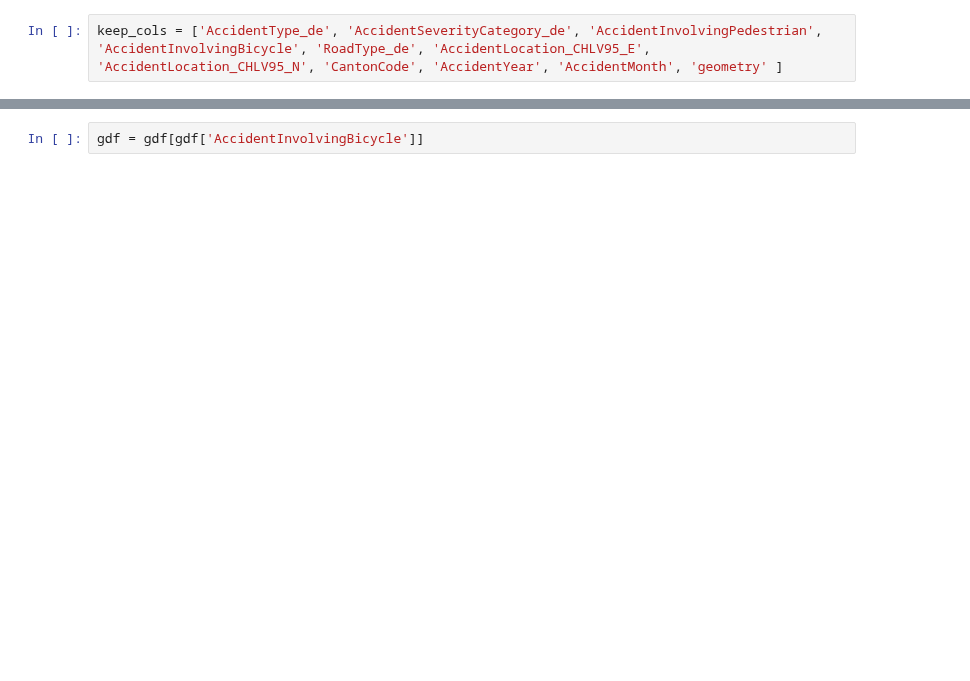
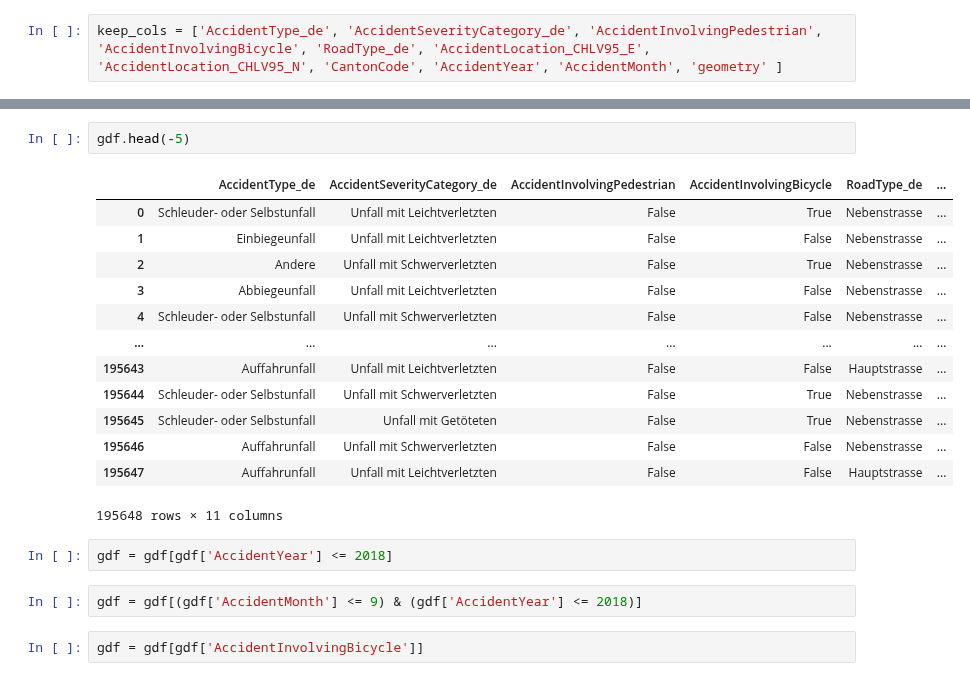
Before and after one commit to teefaxx/projekt-gis-karto, a Jupyter notebook: src/accidents/data_test.ipynb, the cells around one changed output, grey strips where cells are left out. Cells and saved outputs as stored; diff of their text form; blank space fills up the shorter version.

```diff
--- a/src/accidents/data_test.ipynb
+++ b/src/accidents/data_test.ipynb
@@ -46,3 +36,23 @@ gdf['AccidentInvolvingBicycle'] = gdf['AccidentInvolvingBicycle'].astype(bool)
+# %%
+gdf.head(-5)
+# %% [output]
+|  | AccidentType_de | AccidentSeverityCategory_de | AccidentInvolvingPedestrian | AccidentInvolvingBicycle | RoadType_de | ... |
+| 0 | Schleuder- oder Selbstunfall | Unfall mit Leichtverletzten | False | True | Nebenstrasse | ... |
+| 1 | Einbiegeunfall | Unfall mit Leichtverletzten | False | False | Nebenstrasse | ... |
+| 2 | Andere | Unfall mit Schwerverletzten | False | True | Nebenstrasse | ... |
+| 3 | Abbiegeunfall | Unfall mit Leichtverletzten | False | False | Nebenstrasse | ... |
+| 4 | Schleuder- oder Selbstunfall | Unfall mit Schwerverletzten | False | False | Nebenstrasse | ... |
+| ... | ... | ... | ... | ... | ... | ... |
+| 195643 | Auffahrunfall | Unfall mit Leichtverletzten | False | False | Hauptstrasse | ... |
+| 195644 | Schleuder- oder Selbstunfall | Unfall mit Schwerverletzten | False | True | Nebenstrasse | ... |
+| 195645 | Schleuder- oder Selbstunfall | Unfall mit Getöteten | False | True | Nebenstrasse | ... |
+| 195646 | Auffahrunfall | Unfall mit Schwerverletzten | False | False | Nebenstrasse | ... |
+| 195647 | Auffahrunfall | Unfall mit Leichtverletzten | False | False | Hauptstrasse | ... |
+195648 rows × 11 columns
+# %%
+gdf = gdf[gdf['AccidentYear'] <= 2018]
+# %%
+gdf = gdf[(gdf['AccidentMonth'] <= 9) & (gdf['AccidentYear'] <= 2018)]
 # %%
 gdf = gdf[gdf['AccidentInvolvingBicycle']]
 # %%
```
Also changed, not shown: parts of 22 cells of this notebook, 3 other files.
